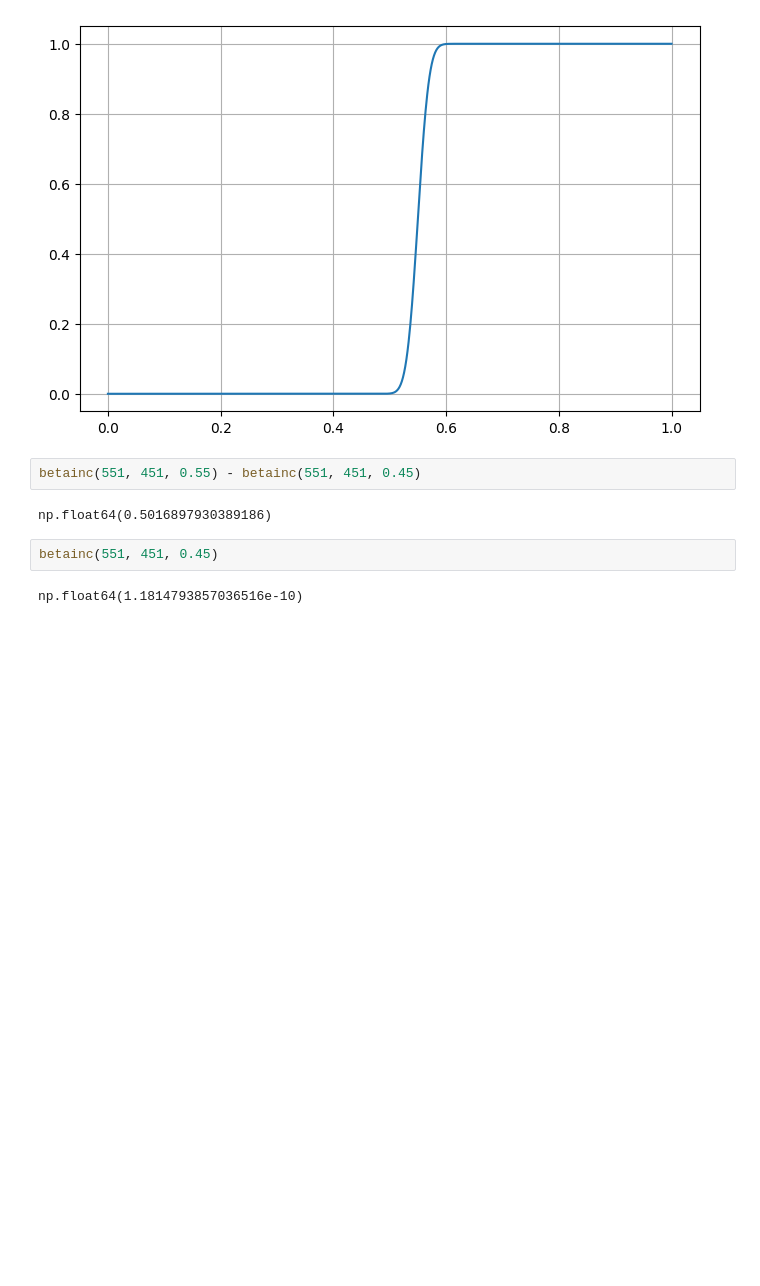
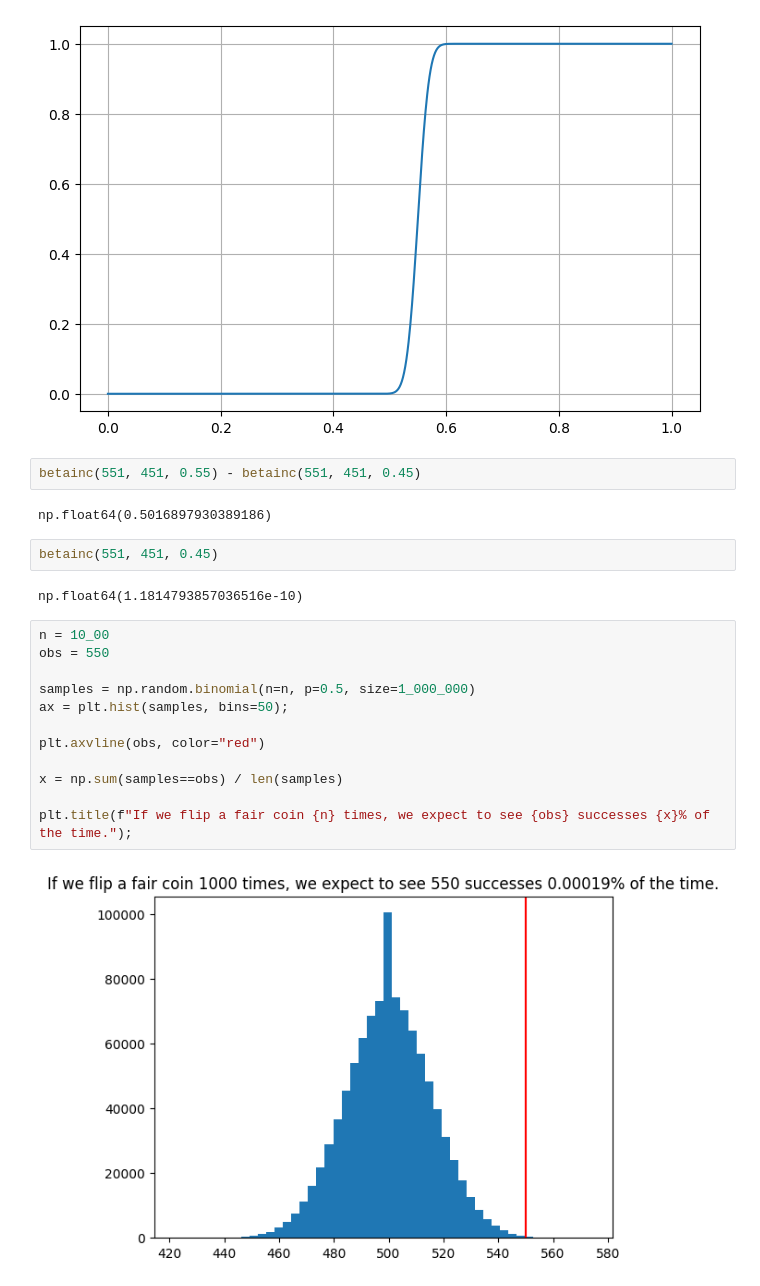
Before and after one commit to armanboyaci/notebooks, a Jupyter notebook: datascience_questions/q4_datascience.ipynb, the cells around one changed output. Cells and saved outputs as stored; diff of their text form; blank space fills up the shorter version.

```diff
--- a/datascience_questions/q4_datascience.ipynb
+++ b/datascience_questions/q4_datascience.ipynb
@@ -125,3 +125,17 @@ np.float64(0.5016897930389186)
 betainc(551, 451, 0.45)
 # %% [output]
 np.float64(1.1814793857036516e-10)
+# %%
+n = 10_00
+obs = 550
+
+samples = np.random.binomial(n=n, p=0.5, size=1_000_000)
+ax = plt.hist(samples, bins=50);
+
+plt.axvline(obs, color="red")
+
+x = np.sum(samples==obs) / len(samples)
+
+plt.title(f"If we flip a fair coin {n} times, we expect to see {obs} successes {x}% of the time.");
+# %% [output]
+[figure, added]
```
Also changed, not shown: parts of 1 cell of this notebook.
